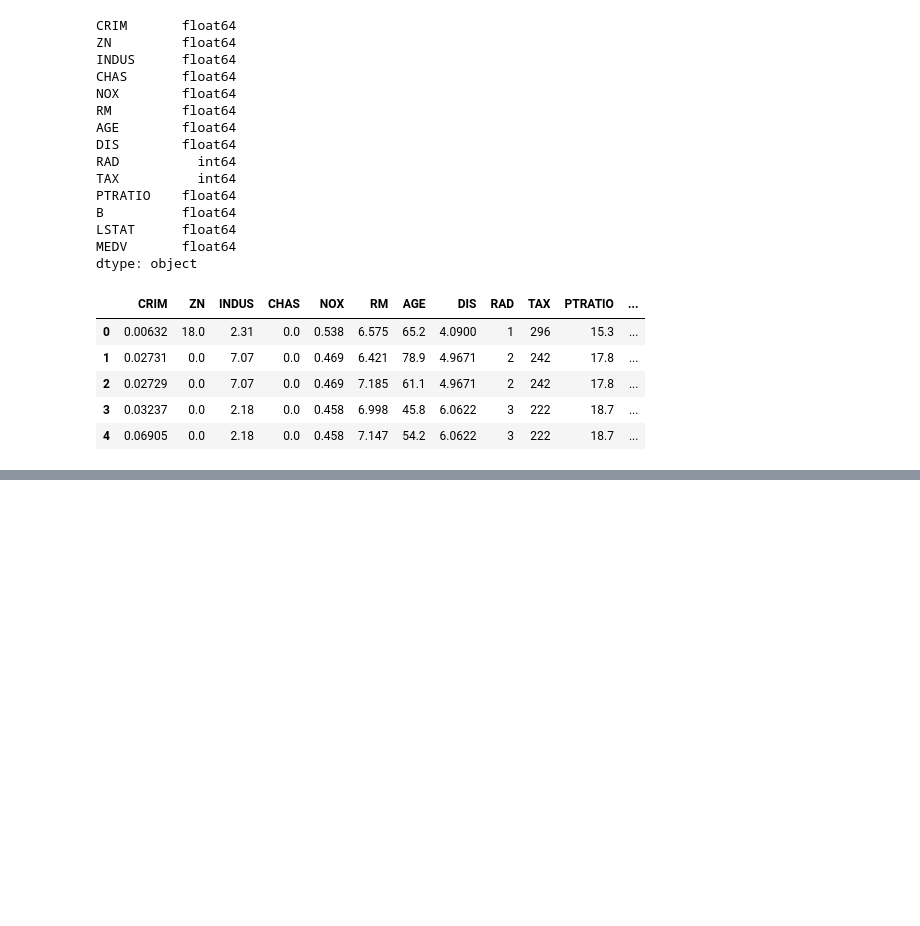
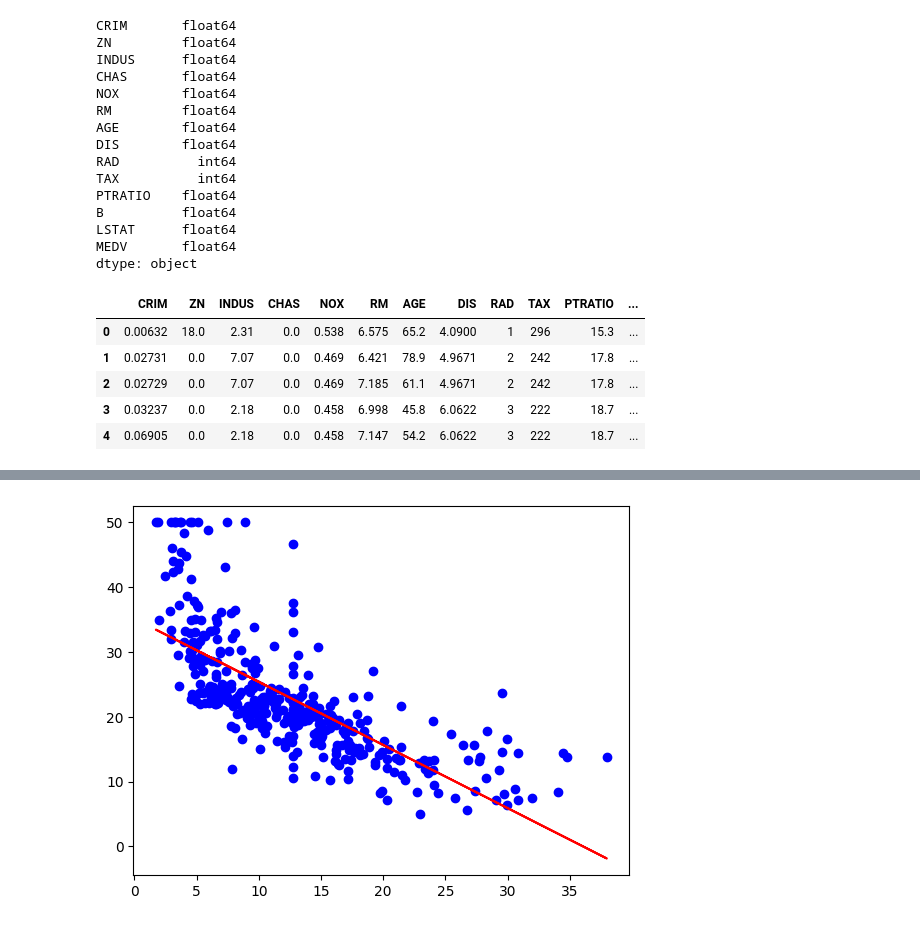
Before and after one commit to ardifjar443/learningMachineLearning, a Jupyter notebook: linear_regresion/project_boston.ipynb, the cells around one changed output, grey strips where cells are left out. Cells and saved outputs as stored; diff of their text form; code cells hidden in the pictures; blank space fills up the shorter version.

```diff
--- a/linear_regresion/project_boston.ipynb
+++ b/linear_regresion/project_boston.ipynb
@@ -51,0 +111,30 @@ plt.show()
+# %%
+def linearRegresion(x,y):
+    x = np.vstack((np.tile(1,len(x)), x)).T
+
+    alpha = 0.006
+    iters = 100000
+    costHistory = []
+    theta = np.zeros(2)
+
+    for i in range(iters):
+
+        # melakukan prediksi dengan theta
+        prediksi = x @ theta
+
+        # membandingkan prediksi dengan nilai asli
+        error = prediksi - y
+
+        # menghitung gradient dari cost function terhadap setiap parameter theta
+        delta = x.T @ error / len(y)
+
+        # memperbarui theta
+        theta = theta - alpha * delta
+
+
+    return theta
+# %%
+def predict(theta, x):
+    return theta[0] + theta[1] * x
+# %%
+prediksi = linearRegresion(np.array(X_train.values),np.array(y_train.values) )
@@ -51,0 +145,6 @@ plt.show()
+# %%
+plt.scatter(X_train, y_train, color="blue")
+plt.plot(X_train, predict(prediksi, X_train), color="red")
+plt.show()
+# %% [output]
+[figure, added]
```
Also changed, not shown: parts of 15 cells of this notebook, 1 other file.
